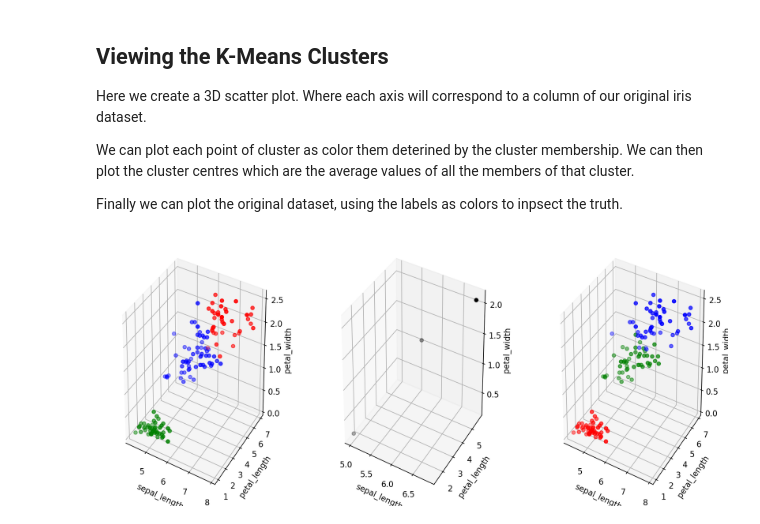
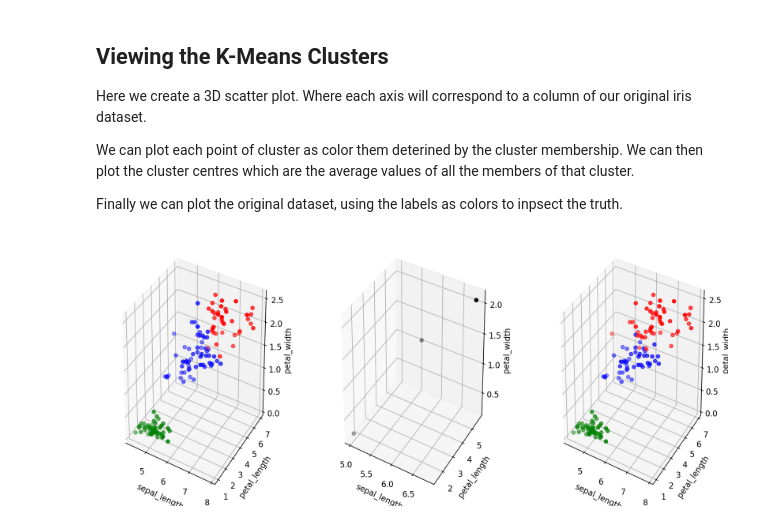
Before and after one commit to ABostrom/DataMiningExamples, a Jupyter notebook: Labsheets/Lab6/Lab6_Clustering.ipynb, the cells around one changed output. Cells and saved outputs as stored; diff of their text form; code cells hidden in the pictures.

```diff
--- a/Labsheets/Lab6/Lab6_Clustering.ipynb
+++ b/Labsheets/Lab6/Lab6_Clustering.ipynb
@@ -87,32 +87,33 @@ colors_map = list(map(lambda l: colors[l], labels))
 
 ax.scatter(X[:,0], X[:,1], X[:,2], c=colors_map)
 ax.set_xlabel("sepal_length")
 ax.set_ylabel("petal_length")
 ax.set_zlabel("petal_width")
 
 #plot the 3 cluster centres
 flat_c= ["black","black","black"]
 C = k_means.cluster_centers_
 
 ax1.scatter(C[:,0], C[:,1], C[:,2], c=flat_c)
 ax1.set_xlabel("sepal_length")
 ax1.set_ylabel("petal_length")
 ax1.set_zlabel("petal_width")
 
 #transform the original data to a label encoding of 0,1,2
 from sklearn.preprocessing import LabelEncoder
 le = LabelEncoder()
 encoding = le.fit_transform(y)
 
 #map the encoding to the colors
-colors_orig_map = list(map(lambda l: colors[l], encoding))
+colors1 = ["green","blue","red"]
+colors_orig_map = list(map(lambda l: colors1[l], encoding))
 
 ax2.scatter(X[:,0], X[:,1], X[:,2], c=colors_orig_map)
 ax2.set_xlabel("sepal_length")
 ax2.set_ylabel("petal_length")
 ax2.set_zlabel("petal_width")
 
 
 plt.show()
 # %% [output]
-[figure, old version]
+[figure, new version]
```
